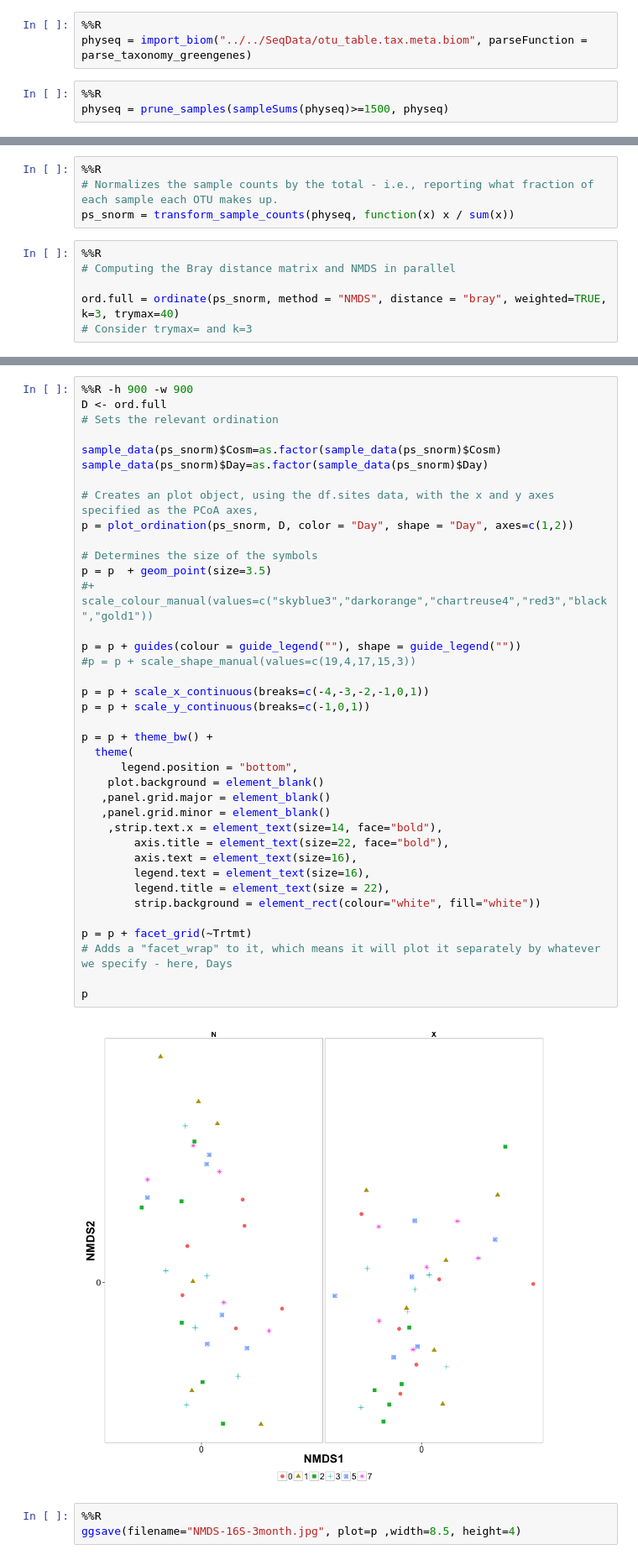
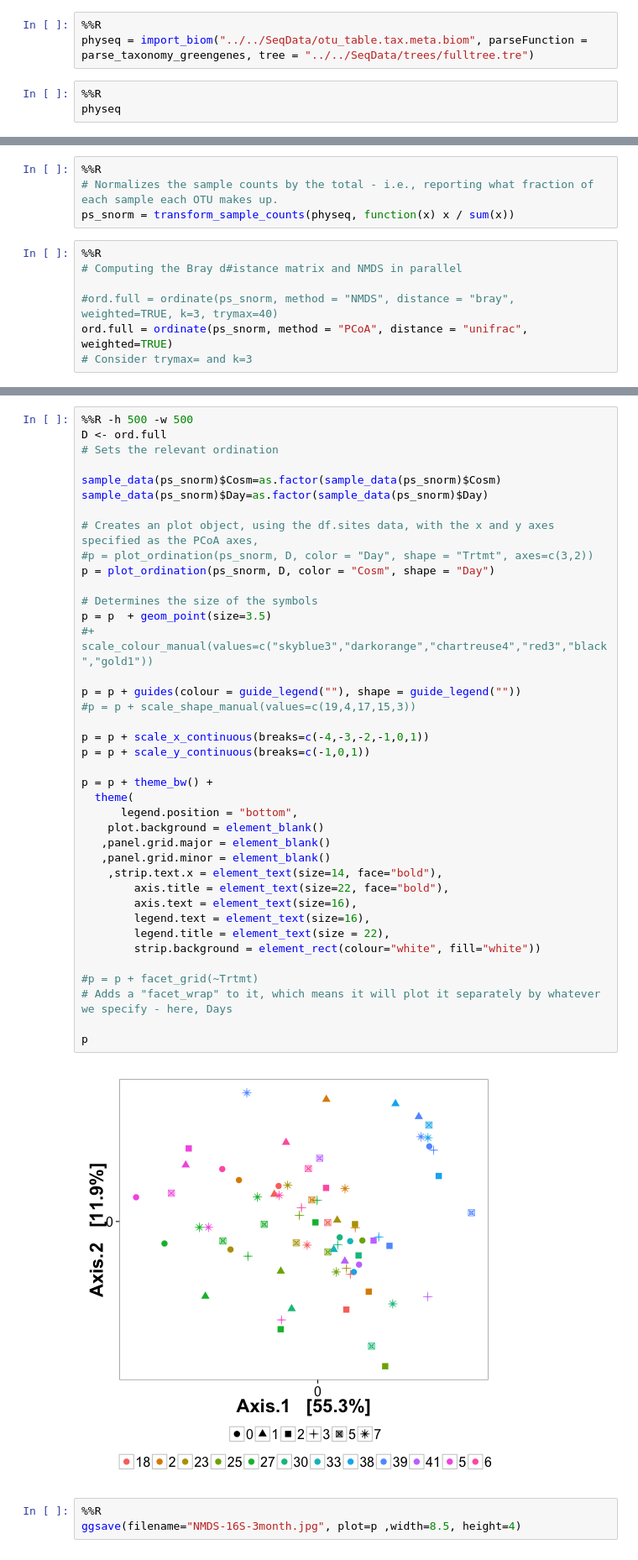
Before and after one commit to TheaWhitman/Microcosms16S, a Jupyter notebook: Figures/Ordination_plots.ipynb, the cells around one changed output, grey strips where cells are left out. Shown at 84% size. Cells and saved outputs as stored; diff of their text form.

```diff
--- a/Figures/Ordination_plots.ipynb
+++ b/Figures/Ordination_plots.ipynb
@@ -19,7 +19,7 @@ library("phyloseq")
 library(ggplot2)
 # %%
 %%R
-physeq = import_biom("../../SeqData/otu_table.tax.meta.biom", parseFunction = parse_taxonomy_greengenes)
+physeq = import_biom("../../SeqData/otu_table.tax.meta.biom", parseFunction = parse_taxonomy_greengenes, tree = "../../SeqData/trees/fulltree.tre")
 # %%
 %%R
-physeq = prune_samples(sampleSums(physeq)>=1500, physeq)
+physeq
@@ -50,7 +35,8 @@ Sample Data:        [71 samples by 3 sample variables]:
 ps_snorm = transform_sample_counts(physeq, function(x) x / sum(x))
 # %%
 %%R
-# Computing the Bray distance matrix and NMDS in parallel
+# Computing the Bray d#istance matrix and NMDS in parallel
 
-ord.full = ordinate(ps_snorm, method = "NMDS", distance = "bray", weighted=TRUE, k=3, trymax=40)
+#ord.full = ordinate(ps_snorm, method = "NMDS", distance = "bray", weighted=TRUE, k=3, trymax=40)
+ord.full = ordinate(ps_snorm, method = "PCoA", distance = "unifrac", weighted=TRUE)
 # Consider trymax= and k=3
@@ -75,5 +43,5 @@ Run 40 stress 0.1038231
 # %%
-%%R -h 900 -w 900
+%%R -h 500 -w 500
 D <- ord.full
 # Sets the relevant ordination
 
@@ -81,37 +49,38 @@ sample_data(ps_snorm)$Cosm=as.factor(sample_data(ps_snorm)$Cosm)
 sample_data(ps_snorm)$Day=as.factor(sample_data(ps_snorm)$Day)
 
 # Creates an plot object, using the df.sites data, with the x and y axes specified as the PCoA axes,
-p = plot_ordination(ps_snorm, D, color = "Day", shape = "Day", axes=c(1,2))
+#p = plot_ordination(ps_snorm, D, color = "Day", shape = "Trtmt", axes=c(3,2))
+p = plot_ordination(ps_snorm, D, color = "Cosm", shape = "Day")
 
 # Determines the size of the symbols
 p = p  + geom_point(size=3.5)
 #+ scale_colour_manual(values=c("skyblue3","darkorange","chartreuse4","red3","black","gold1"))
 
 p = p + guides(colour = guide_legend(""), shape = guide_legend(""))
 #p = p + scale_shape_manual(values=c(19,4,17,15,3))
 
 p = p + scale_x_continuous(breaks=c(-4,-3,-2,-1,0,1))
 p = p + scale_y_continuous(breaks=c(-1,0,1))
 
 p = p + theme_bw() +
   theme(
       legend.position = "bottom",
     plot.background = element_blank()
    ,panel.grid.major = element_blank()
    ,panel.grid.minor = element_blank()
     ,strip.text.x = element_text(size=14, face="bold"),
         axis.title = element_text(size=22, face="bold"),
         axis.text = element_text(size=16),
         legend.text = element_text(size=16),
         legend.title = element_text(size = 22),
         strip.background = element_rect(colour="white", fill="white"))
 
-p = p + facet_grid(~Trtmt)
+#p = p + facet_grid(~Trtmt)
 # Adds a "facet_wrap" to it, which means it will plot it separately by whatever we specify - here, Days
 
 p
 # %% [output]
-[figure, old version]
+[figure, new version]
 # %%
 %%R
 ggsave(filename="NMDS-16S-3month.jpg", plot=p ,width=8.5, height=4)
```
Also changed, not shown: parts of 4 cells of this notebook, 27 other files.
